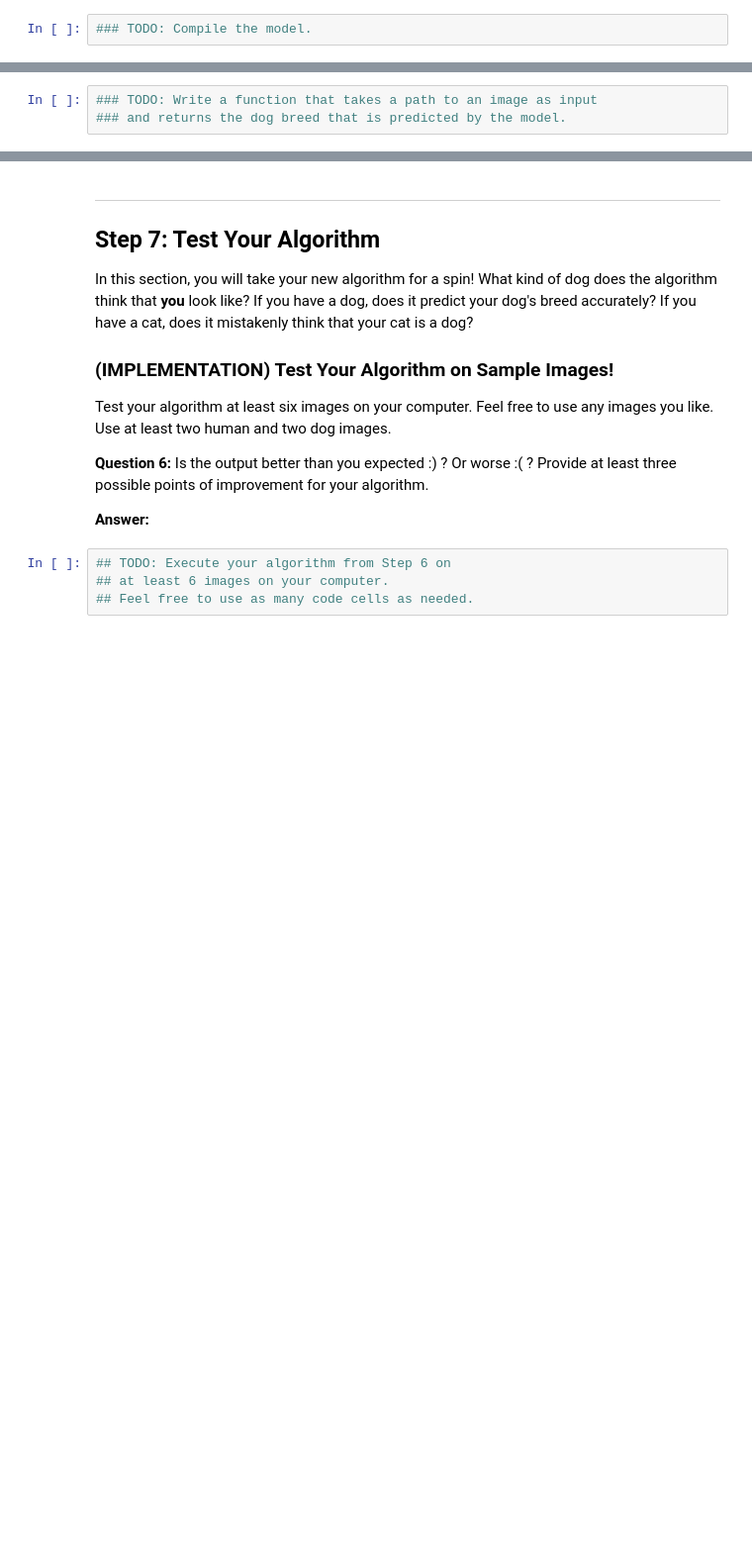
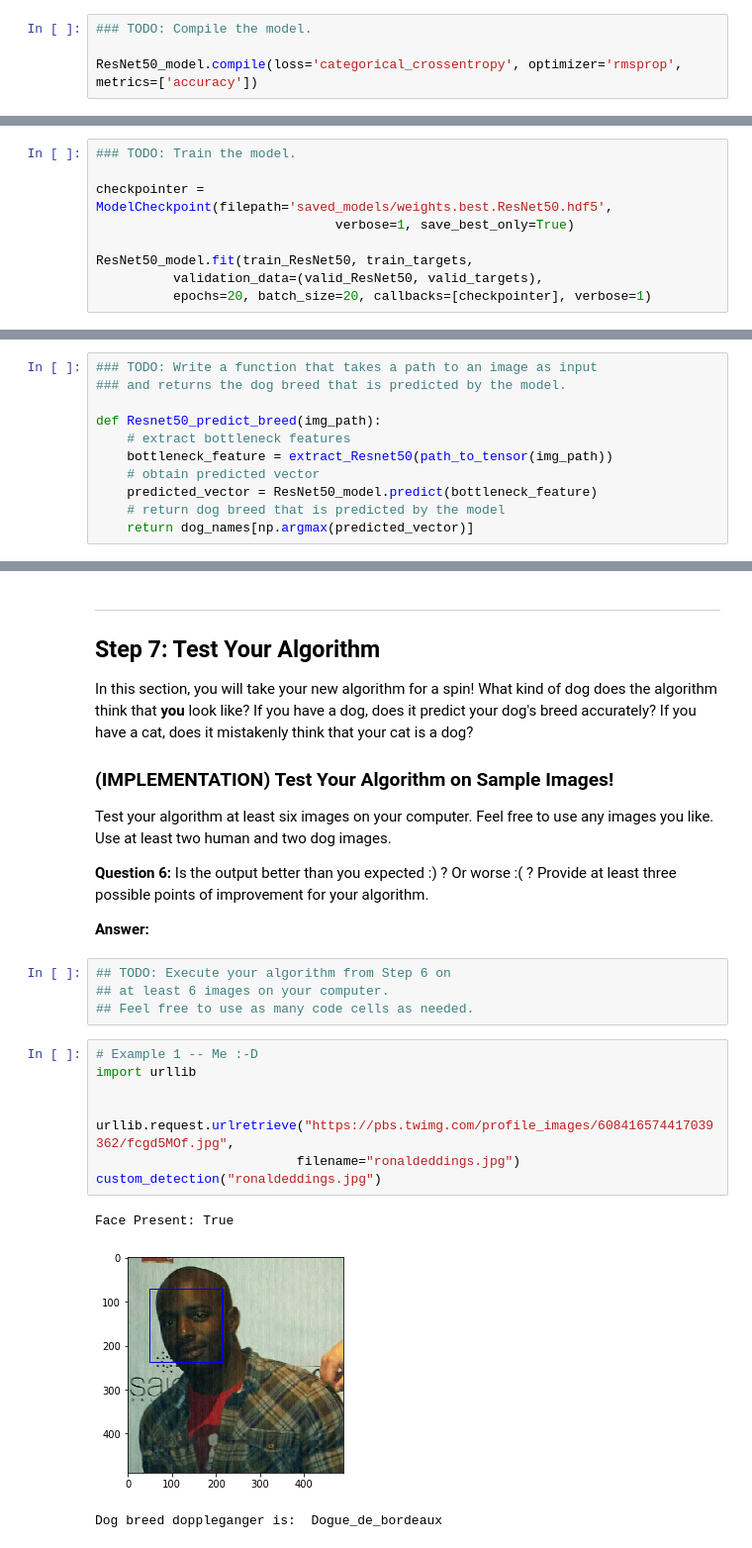
Before and after one commit to ronaldeddings/dog-project, a Jupyter notebook: dog_app.ipynb, the cells around one changed output, grey strips where cells are left out. Shown at 99% size. Drawn from its saved outputs; the diff is of its cells as text; blank space fills up the shorter version.

```diff
--- a/dog_app.ipynb
+++ b/dog_app.ipynb
@@ -590,6 +618,8 @@ __Answer:__
 ### (IMPLEMENTATION) Compile the Model
 # %%
 ### TODO: Compile the model.
+
+ResNet50_model.compile(loss='categorical_crossentropy', optimizer='rmsprop', metrics=['accuracy'])
 # %% [markdown]
 ### (IMPLEMENTATION) Train the Model
 
@@ -600,0 +629,9 @@ You are welcome to [augment the training data](https://blog.keras.io/building-po
+# %%
+### TODO: Train the model.
+
+checkpointer = ModelCheckpoint(filepath='saved_models/weights.best.ResNet50.hdf5',
+                               verbose=1, save_best_only=True)
+
+ResNet50_model.fit(train_ResNet50, train_targets,
+          validation_data=(valid_ResNet50, valid_targets),
+          epochs=20, batch_size=20, callbacks=[checkpointer], verbose=1)
@@ -626,3 +693,11 @@ where `{network}`, in the above filename, should be one of `VGG19`, `Resnet50`,
 # %%
 ### TODO: Write a function that takes a path to an image as input
 ### and returns the dog breed that is predicted by the model.
+
+def Resnet50_predict_breed(img_path):
+    # extract bottleneck features
+    bottleneck_feature = extract_Resnet50(path_to_tensor(img_path))
+    # obtain predicted vector
+    predicted_vector = ResNet50_model.predict(bottleneck_feature)
+    # return dog breed that is predicted by the model
+    return dog_names[np.argmax(predicted_vector)]
@@ -665,3 +790,15 @@ __Answer:__
 ## TODO: Execute your algorithm from Step 6 on
 ## at least 6 images on your computer.
 ## Feel free to use as many code cells as needed.
+# %%
+# Example 1 -- Me :-D
+import urllib
+
+
+urllib.request.urlretrieve("https://pbs.twimg.com/profile_images/608416574417039362/fcgd5MOf.jpg",
+                          filename="ronaldeddings.jpg")
+custom_detection("ronaldeddings.jpg")
+# %% [output]
+Face Present: True
+[figure, added]
+Dog breed doppleganger is:  Dogue_de_bordeaux
```
Also changed, not shown: parts of 31 cells of this notebook, 2 other files.
